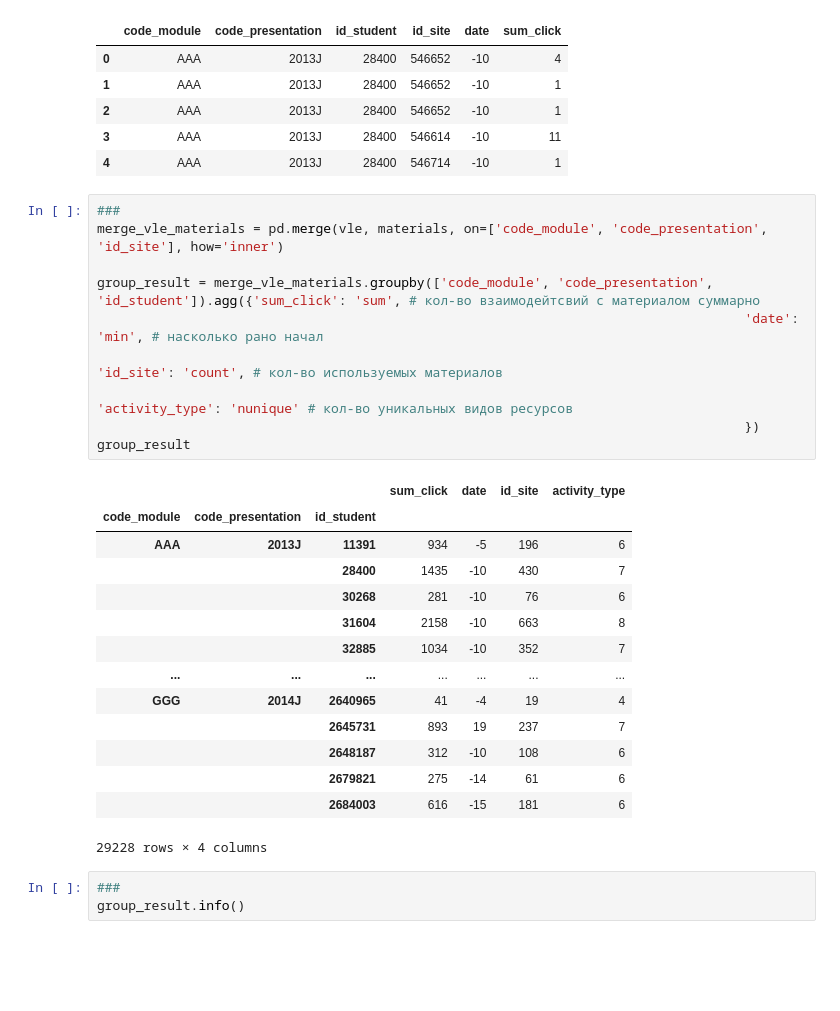
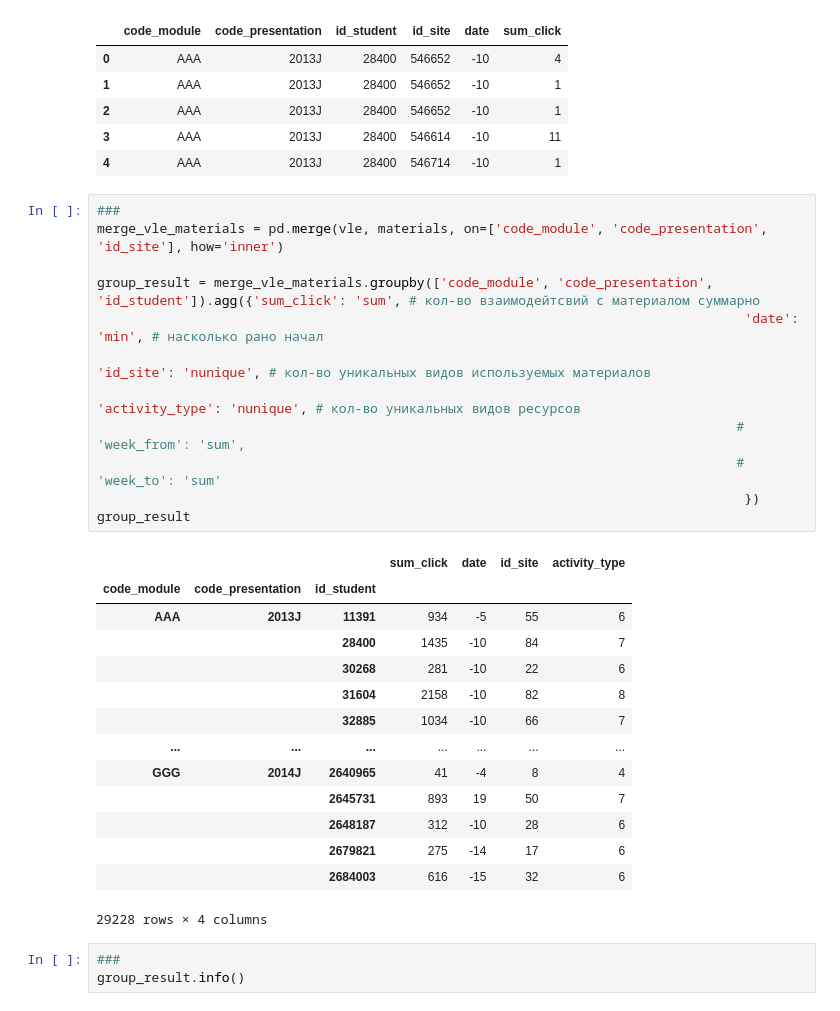
Before and after one commit to AntonGitOrlov/Data_Science, a Jupyter notebook: Регрессия_Самостоятельная_работа_ОрловАВ.ipynb, the cells around one changed output. Drawn from its saved outputs; the diff is of its cells as text; blank space fills up the shorter version.

```diff
--- a/Регрессия_Самостоятельная_работа_ОрловАВ.ipynb
+++ b/Регрессия_Самостоятельная_работа_ОрловАВ.ipynb
@@ -283,27 +283,29 @@ vle.head() # Метод .head() - первые 5 строк
 # %%
 ###
 merge_vle_materials = pd.merge(vle, materials, on=['code_module', 'code_presentation', 'id_site'], how='inner')
 
 group_result = merge_vle_materials.groupby(['code_module', 'code_presentation', 'id_student']).agg({'sum_click': 'sum', # кол-во взаимодейтсвий с материалом суммарно
                                                                                    'date': 'min', # насколько рано начал
-                                                                                   'id_site': 'count', # кол-во используемых материалов
-                                                                                   'activity_type': 'nunique' # кол-во уникальных видов ресурсов
+                                                                                   'id_site': 'nunique', # кол-во уникальных видов используемых материалов
+                                                                                   'activity_type': 'nunique', # кол-во уникальных видов ресурсов
+                                                                                  #  'week_from': 'sum',
+                                                                                  #  'week_to': 'sum'
                                                                                    })
 group_result
 # %% [output]
 |  |  |  | sum_click | date | id_site | activity_type |
 | code_module | code_presentation | id_student |  |  |  |  |
-| AAA | 2013J | 11391 | 934 | -5 | 196 | 6 |
-|  |  | 28400 | 1435 | -10 | 430 | 7 |
-|  |  | 30268 | 281 | -10 | 76 | 6 |
-|  |  | 31604 | 2158 | -10 | 663 | 8 |
-|  |  | 32885 | 1034 | -10 | 352 | 7 |
+| AAA | 2013J | 11391 | 934 | -5 | 55 | 6 |
+|  |  | 28400 | 1435 | -10 | 84 | 7 |
+|  |  | 30268 | 281 | -10 | 22 | 6 |
+|  |  | 31604 | 2158 | -10 | 82 | 8 |
+|  |  | 32885 | 1034 | -10 | 66 | 7 |
 | ... | ... | ... | ... | ... | ... | ... |
-| GGG | 2014J | 2640965 | 41 | -4 | 19 | 4 |
-|  |  | 2645731 | 893 | 19 | 237 | 7 |
-|  |  | 2648187 | 312 | -10 | 108 | 6 |
-|  |  | 2679821 | 275 | -14 | 61 | 6 |
-|  |  | 2684003 | 616 | -15 | 181 | 6 |
+| GGG | 2014J | 2640965 | 41 | -4 | 8 | 4 |
+|  |  | 2645731 | 893 | 19 | 50 | 7 |
+|  |  | 2648187 | 312 | -10 | 28 | 6 |
+|  |  | 2679821 | 275 | -14 | 17 | 6 |
+|  |  | 2684003 | 616 | -15 | 32 | 6 |
 29228 rows × 4 columns
 # %%
 ###
```
Also changed, not shown: parts of 24 cells of this notebook.
